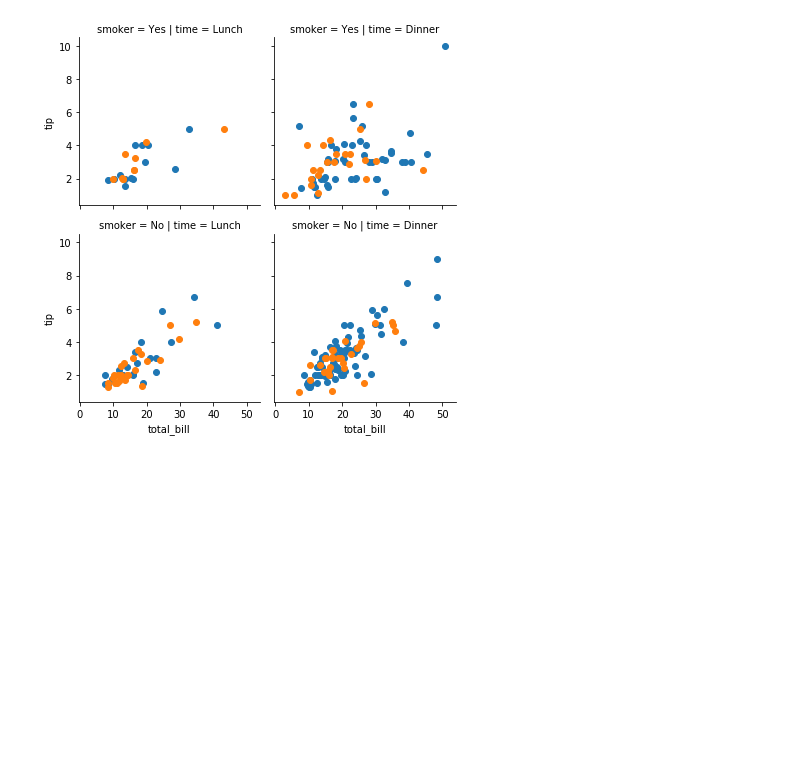
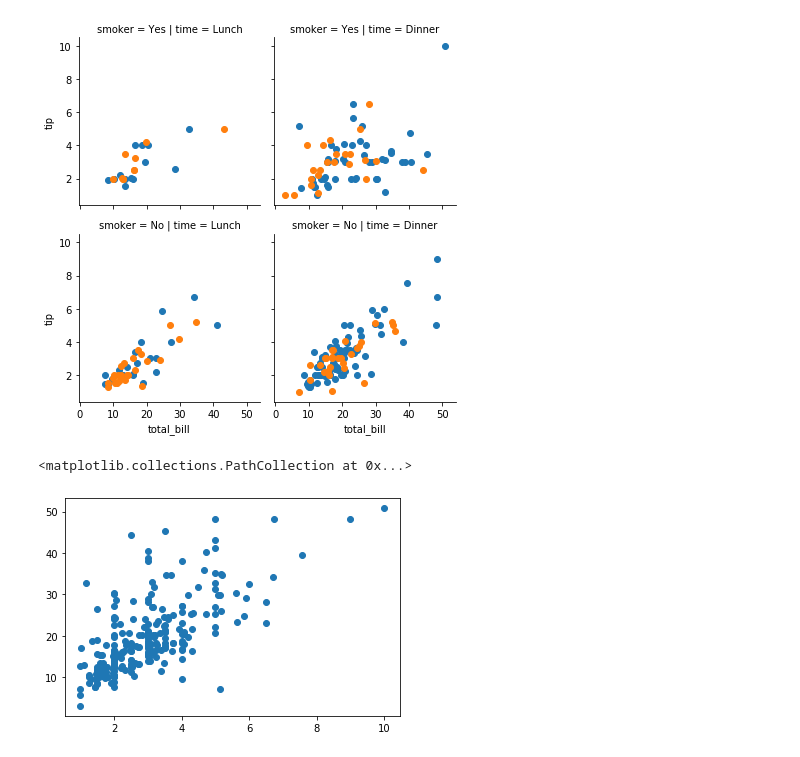
Before and after one commit to ChrisHSKim/python_for_everyone, a Jupyter notebook: notebooks/python with pandas.ipynb, the cells around one changed output. Drawn from its saved outputs; the diff is of its cells as text; code cells hidden in the pictures; blank space fills up the shorter version.

Commit message:
subplots

```diff
--- a/notebooks/python with pandas.ipynb
+++ b/notebooks/python with pandas.ipynb
@@ -669,3 +669,9 @@ facet.map(plt.scatter, 'total_bill', 'tip')
 # %% [output]
 <seaborn.axisgrid.FacetGrid at 0x...>
 [figure]
+# %%
+fig, ax = plt.subplots(1,1)
+ax.scatter(tips.tip, tips.total_bill)
+# %% [output]
+<matplotlib.collections.PathCollection at 0x...>
+[figure, added]
```
Also changed, not shown: parts of 8 cells of this notebook.
